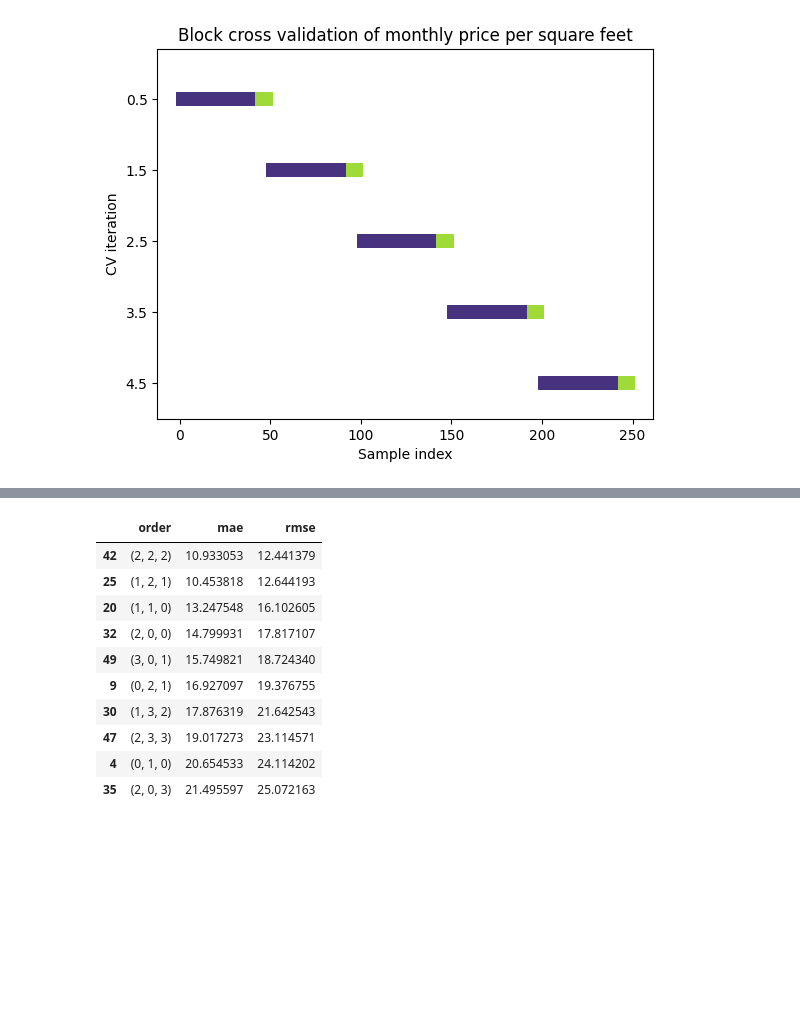
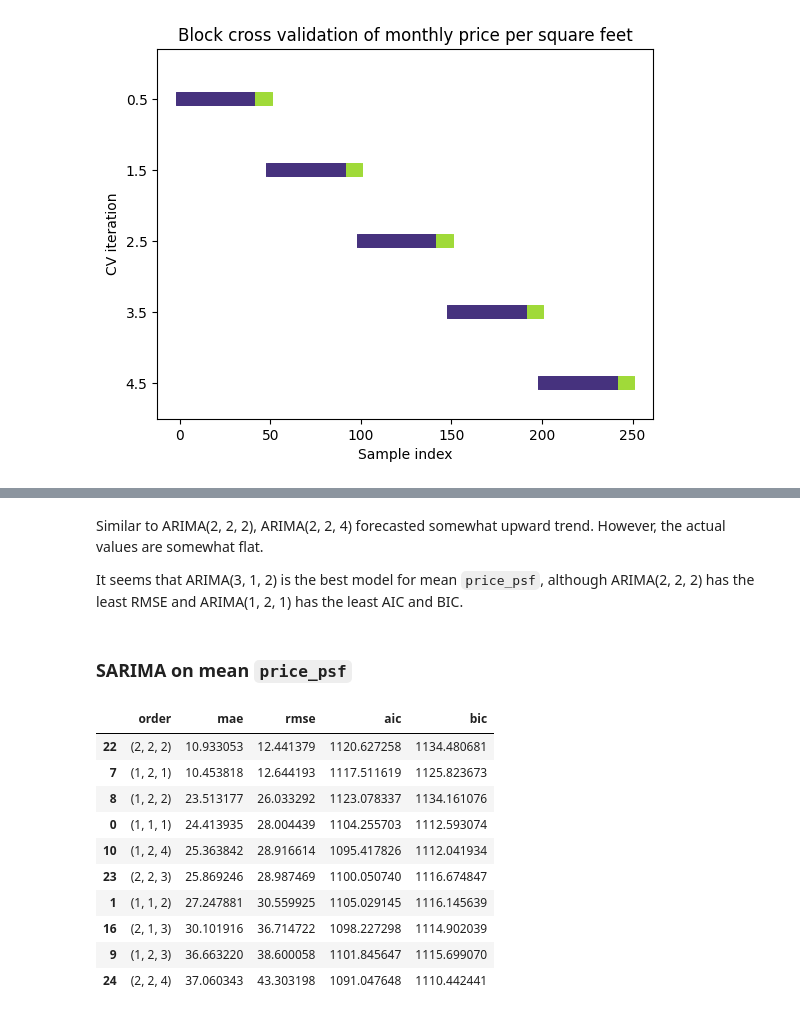
Before and after one commit to yuenherny/kl-house-price-forecasting, a Jupyter notebook: notebooks/Transactions - 06 Time Series Modelling.ipynb, the cells around one changed output, grey strips where cells are left out. Saved outputs shown, nothing was run; the diff lists cells and outputs as text; code cells hidden in the pictures; blank space fills up the shorter version.

```diff
--- a/notebooks/Transactions - 06 Time Series Modelling.ipynb
+++ b/notebooks/Transactions - 06 Time Series Modelling.ipynb
@@ -667,8 +764,8 @@ Split 4: [200, 201, 202, 203, 204, 205, 206, 207, 208, 209, 210, 211, 212, 213,
 from itertools import product
 
 p = range(1,4)
-i = range(1,4)
-q = range(1,4)
+i = range(1,3)
+q = range(1,8)
 orders = list(product(p, i, q))
 print(f'Number of orders: {len(orders)}')
 # %% [output]
@@ -676,12 +775,11 @@ Number of orders: 64
 # %%
 from statsmodels.tsa.arima.model import ARIMA
 from statistics import mean
-mae = []
-rmse = []
+mae, rmse, aic, bic = [], [], [], []
+
 for order in tqdm(orders, total=len(orders)):
     for fold, (train, test) in enumerate(block_cv(mean_monthly_price_psf['price_psf'], n_splits=2)):
-        fold_mae = []
-        fold_rmse = []
+        fold_mae, fold_rmse, fold_aic, fold_bic = [], [], [], []
         with warnings.catch_warnings():
             warnings.filterwarnings('ignore')
             try:
@@ -689,13 +787,19 @@ for order in tqdm(orders, total=len(orders)):
                 arima_forecast = arima.forecast(len(test))
                 fold_mae.append(np.mean(np.abs(arima_forecast - test)))
                 fold_rmse.append(np.sqrt(np.mean((arima_forecast - test) ** 2)))
+                fold_aic.append(arima.aic)
+                fold_bic.append(arima.bic)
             except:
                 fold_mae.append(np.nan)
                 fold_rmse.append(np.nan)
+                fold_aic.append(np.nan)
+                fold_bic.append(np.nan)
 
     mae.append(mean(fold_mae))
     rmse.append(mean(fold_rmse))
+    aic.append(mean(fold_aic))
+    bic.append(mean(fold_bic))
 
-df_arima_eval = pd.DataFrame({'order': orders, 'mae': mae, 'rmse': rmse})
-df_arima_eval.sort_values(by=['rmse', 'mae'], ascending=True).head(10)
+df_arima_eval = pd.DataFrame({'order': orders, 'mae': mae, 'rmse': rmse, 'aic': aic, 'bic': bic})
+df_arima_eval.sort_values(by=['rmse', 'aic', 'bic'], ascending=True).head(10)
 # %% [output]
@@ -742,39 +956,50 @@ Contrary to the literature, ARIMA performed badly on the data. Let's try SARIMA.
+# %% [markdown]
+Similar to ARIMA(2, 2, 2), ARIMA(2, 2, 4) forecasted somewhat upward trend. However, the actual values are somewhat flat.
+
+It seems that ARIMA(3, 1, 2) is the best model for mean `price_psf`, although ARIMA(2, 2, 2) has the least RMSE and ARIMA(1, 2, 1) has the least AIC and BIC.
+# %% [markdown]
+### SARIMA on mean `price_psf`
 # %%
 from statsmodels.tsa.statespace.sarimax import SARIMAX
-mae = []
-rmse = []
+mae, rmse, aic, bic = [], [], [], []
+
 for order in tqdm(orders, total=len(orders)):
     for fold, (train, test) in enumerate(block_cv(mean_monthly_price_psf['price_psf'], n_splits=2)):
-        fold_mae = []
-        fold_rmse = []
+        fold_mae, fold_rmse, fold_aic, fold_bic = [], [], [], []
         with warnings.catch_warnings():
             warnings.filterwarnings('ignore')
             try:
                 sarima = SARIMAX(train, order=order, freq=train.index.inferred_freq).fit()
                 sarima_forecast = sarima.forecast(len(test))
                 fold_mae.append(np.mean(np.abs(sarima_forecast - test)))
                 fold_rmse.append(np.sqrt(np.mean((sarima_forecast - test) ** 2)))
+                fold_aic.append(sarima.aic)
+                fold_bic.append(sarima.bic)
             except:
                 fold_mae.append(np.nan)
                 fold_rmse.append(np.nan)
+                fold_aic.append(np.nan)
+                fold_bic.append(np.nan)
 
     mae.append(mean(fold_mae))
     rmse.append(mean(fold_rmse))
+    aic.append(mean(fold_aic))
+    bic.append(mean(fold_bic))
 
-df_sarima_eval = pd.DataFrame({'order': orders, 'mae': mae, 'rmse': rmse})
-df_sarima_eval.sort_values(by=['rmse', 'mae'], ascending=True).head(10)
+df_sarima_eval = pd.DataFrame({'order': orders, 'mae': mae, 'rmse': rmse, 'aic': aic, 'bic': bic})
+df_sarima_eval.sort_values(by=['rmse', 'aic', 'bic'], ascending=True).head(10)
 # %% [output]
-|  | order | mae | rmse |
-| 42 | (2, 2, 2) | 10.933053 | 12.441379 |
-| 25 | (1, 2, 1) | 10.453818 | 12.644193 |
-| 20 | (1, 1, 0) | 13.247548 | 16.102605 |
-| 32 | (2, 0, 0) | 14.799931 | 17.817107 |
-| 49 | (3, 0, 1) | 15.749821 | 18.724340 |
-| 9 | (0, 2, 1) | 16.927097 | 19.376755 |
-| 30 | (1, 3, 2) | 17.876319 | 21.642543 |
-| 47 | (2, 3, 3) | 19.017273 | 23.114571 |
-| 4 | (0, 1, 0) | 20.654533 | 24.114202 |
-| 35 | (2, 0, 3) | 21.495597 | 25.072163 |
+|  | order | mae | rmse | aic | bic |
+| 22 | (2, 2, 2) | 10.933053 | 12.441379 | 1120.627258 | 1134.480681 |
+| 7 | (1, 2, 1) | 10.453818 | 12.644193 | 1117.511619 | 1125.823673 |
+| 8 | (1, 2, 2) | 23.513177 | 26.033292 | 1123.078337 | 1134.161076 |
+| 0 | (1, 1, 1) | 24.413935 | 28.004439 | 1104.255703 | 1112.593074 |
+| 10 | (1, 2, 4) | 25.363842 | 28.916614 | 1095.417826 | 1112.041934 |
+| 23 | (2, 2, 3) | 25.869246 | 28.987469 | 1100.050740 | 1116.674847 |
+| 1 | (1, 1, 2) | 27.247881 | 30.559925 | 1105.029145 | 1116.145639 |
+| 16 | (2, 1, 3) | 30.101916 | 36.714722 | 1098.227298 | 1114.902039 |
+| 9 | (1, 2, 3) | 36.663220 | 38.600058 | 1101.845647 | 1115.699070 |
+| 24 | (2, 2, 4) | 37.060343 | 43.303198 | 1091.047648 | 1110.442441 |
 # %%
 df_sarima_eval[df_sarima_eval['order'] == (3, 1, 2)]
 # %% [output]
```
Also changed, not shown: parts of 71 cells of this notebook.
